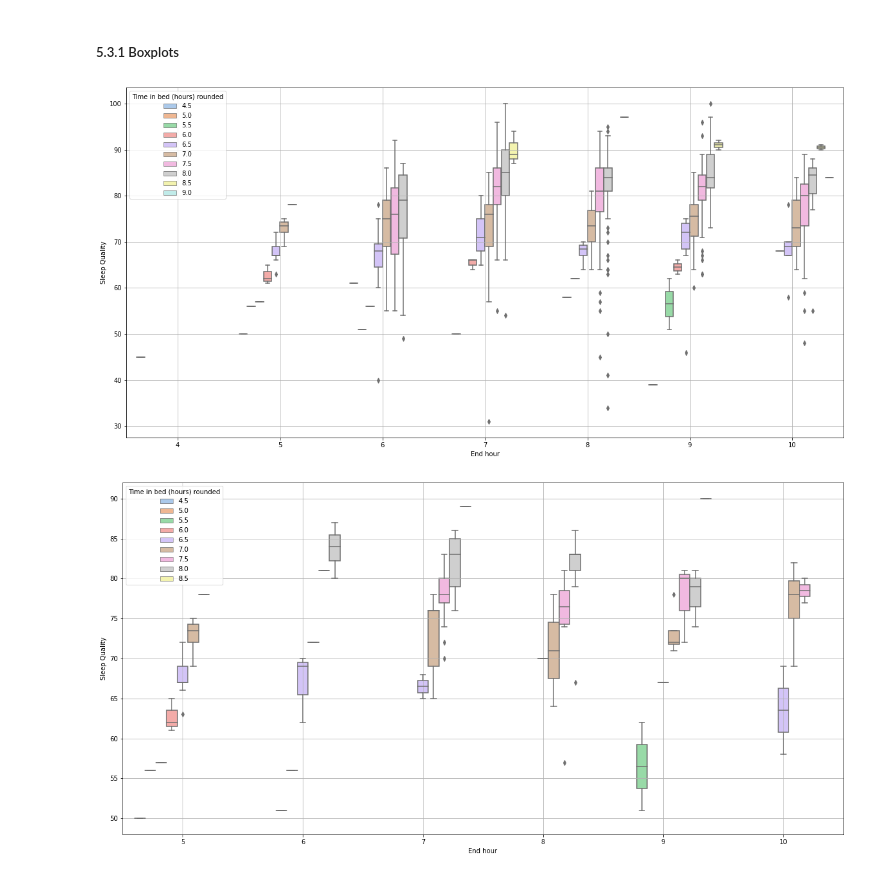
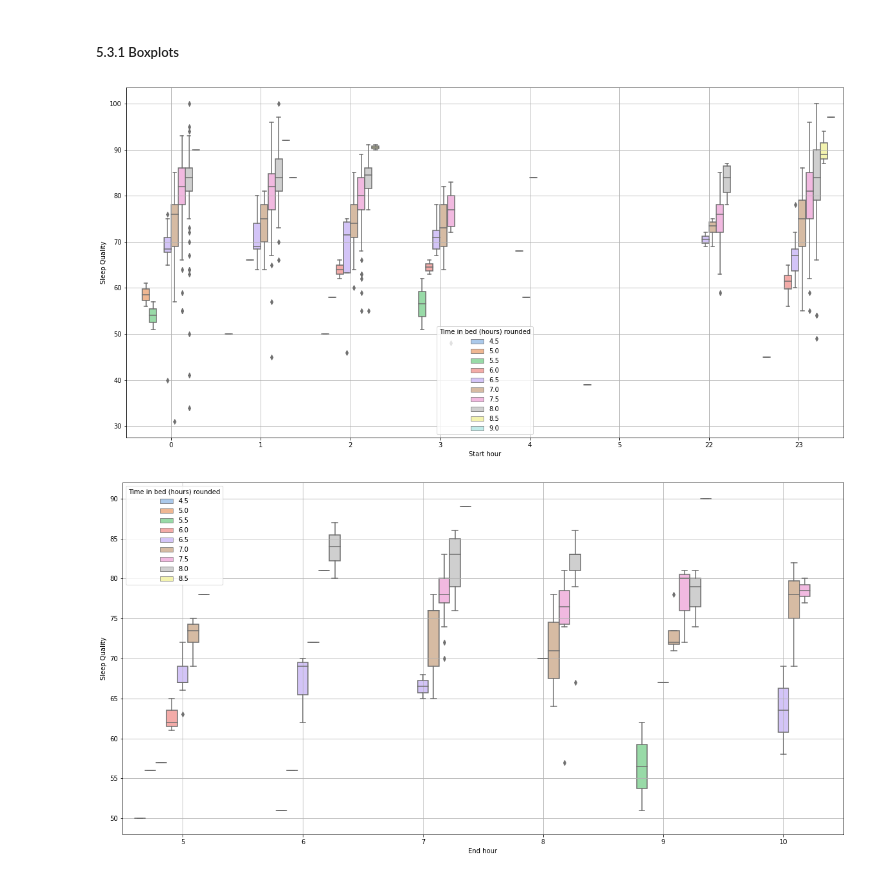
Before and after one commit to JRamirex/SleepCycleAnalyzer, a Jupyter notebook: SleepAnalyzer.ipynb, the cells around one changed output. Saved outputs shown, nothing was run; the diff lists cells and outputs as text; code cells hidden in the pictures.

```diff
--- a/SleepAnalyzer.ipynb
+++ b/SleepAnalyzer.ipynb
@@ -406,7 +420,6 @@ We want to find how much time is the optimal time for sleeping with the highest
 ##### 5.1.1.1 Relplots of sleep quality vs time in bed in hours
 # %%
 # Plot that shows the relation between sleep quality and time in bed in hours
-sns.set_palette("GnBu")
 sns.relplot(x= 'Time in bed (hours)', y = 'Sleep Quality', data = sleepData, hue= sleepData['Sleep Quality'], palette='PuRd' ,height=6, aspect=1, alpha = 0.6)
 sleepData['Sleep Quality'].corr(sleepData['Time in bed (hours)'])
 # %% [output]
@@ -634,16 +647,17 @@ sleepDataCopy.head(5)
 # %%
 # General boxplots of all the years
 
 # Set the figure size
 fig, ax = plt.subplots(figsize=(20, 10))
 
 # Boxplot of the sleep quality vs End hour, the hue is related to the amount of time in bed (hours) rounded
-sns.boxplot(x="End hour", y="Sleep Quality", hue="Time in bed (hours) rounded", data=sleepDataCopy, palette="pastel")
+sns.boxplot(x="Start hour", y="Sleep Quality", hue="Time in bed (hours) rounded", data=sleepDataCopy, palette="pastel")
+
 
 # Add grid lines
 plt.grid(True)
 # %% [output]
-[figure, old version]
+[figure, new version]
 # %%
 # Boxplots of the year 2023
 
```
Also changed, not shown: parts of 15 cells of this notebook.
